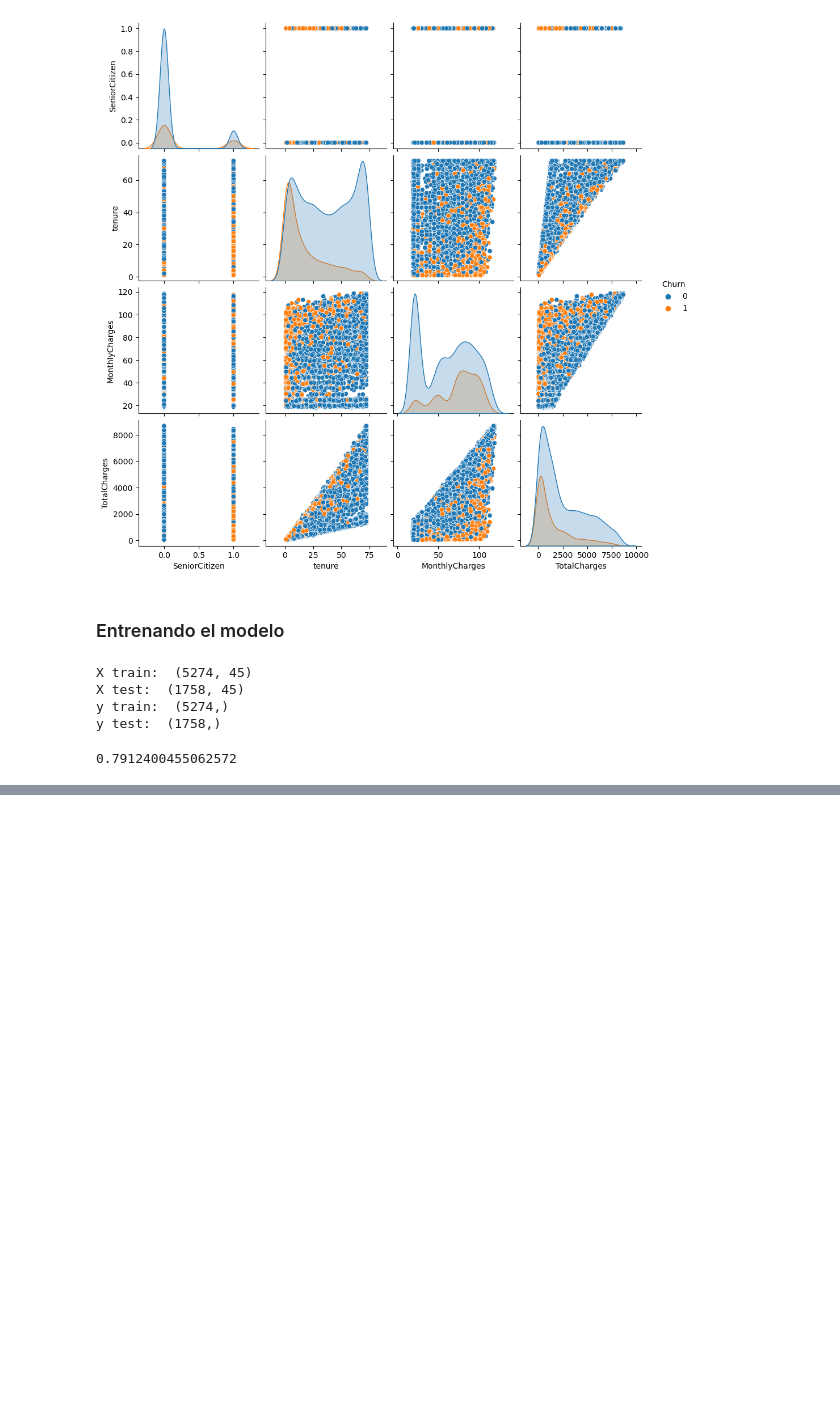
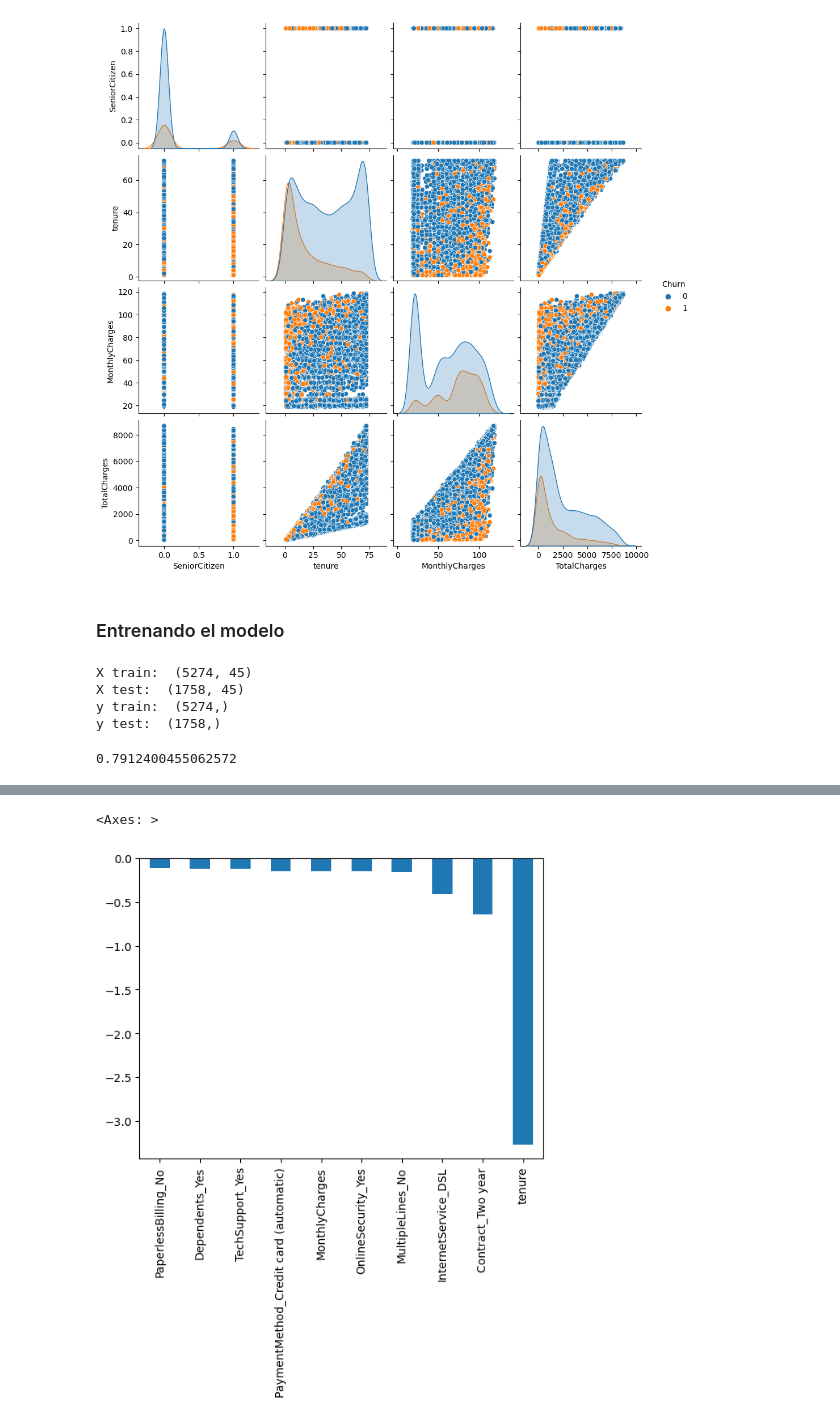
Before and after one commit to ArnolPlazas/logistic-regression, a Jupyter notebook: regresssion-logistic-binomial.ipynb, the cells around one changed output, grey strips where cells are left out. Cells and saved outputs as stored; diff of their text form; code cells hidden in the pictures; blank space fills up the shorter version.

```diff
--- a/regresssion-logistic-binomial.ipynb
+++ b/regresssion-logistic-binomial.ipynb
@@ -252,0 +312,5 @@ print(metrics.accuracy_score(y_test, prediction_test))
+# %%
+weights.sort_values(ascending=False)[-10:].plot(kind='bar')
+# %% [output]
+<Axes: >
+[figure, added]
```
Also changed, not shown: parts of 6 cells of this notebook.
